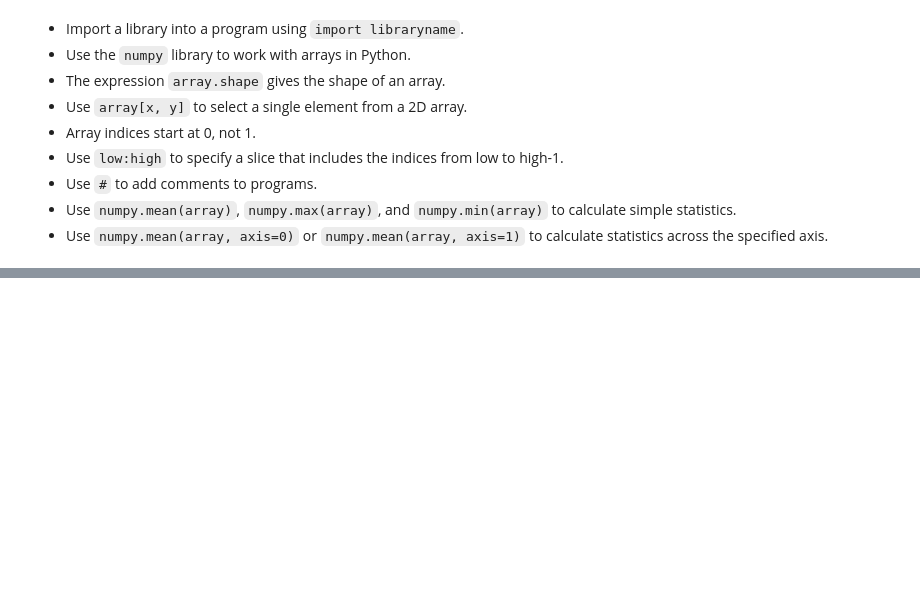
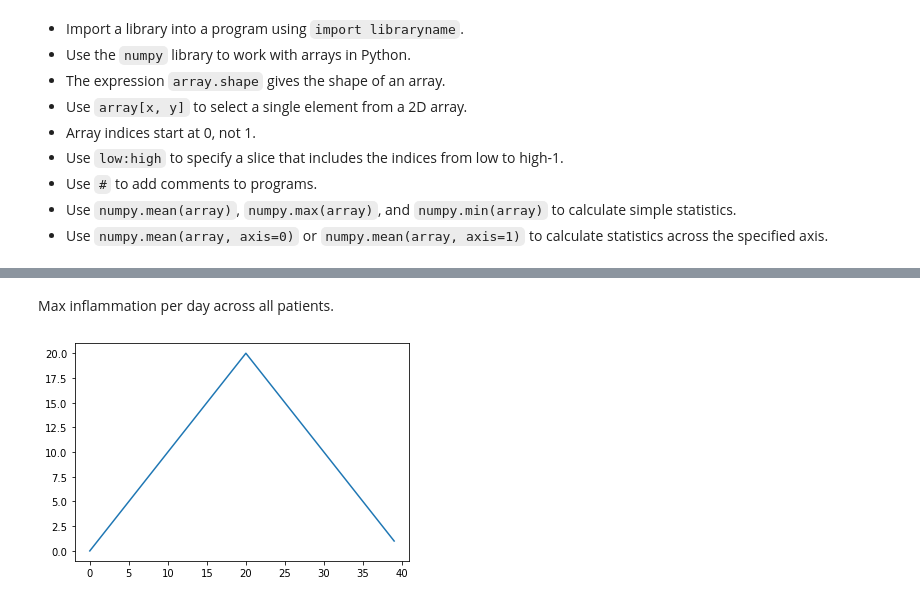
Before and after one commit to davetang/learning_python, a Jupyter notebook: notebook/swc.ipynb, the cells around one changed output, grey strips where cells are left out. Cells and saved outputs as stored; diff of their text form; code cells hidden in the pictures; blank space fills up the shorter version.

```diff
--- a/notebook/swc.ipynb
+++ b/notebook/swc.ipynb
@@ -203,0 +222,7 @@ array([ 7., 12., 11., 10., 11., 13., 10.,  8., 10., 10.,  7.,  7., 13.,
+# %% [markdown]
+Max inflammation per day across all patients.
+# %%
+max_plot = plt.plot(np.max(data, axis = 0))
+plt.show()
+# %% [output]
+[figure, added]
```
Also changed, not shown: parts of 45 cells of this notebook.
